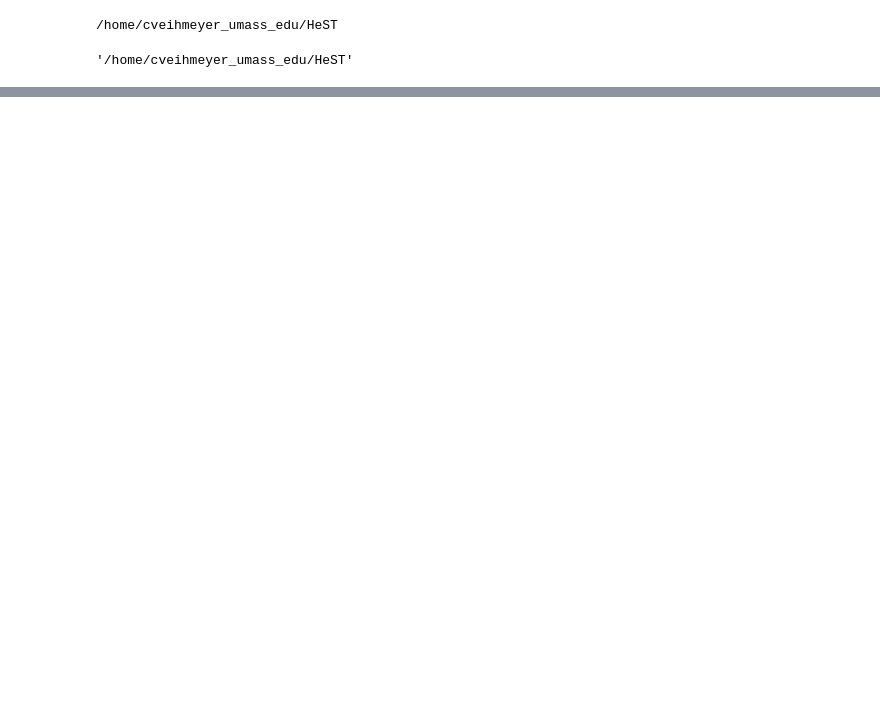
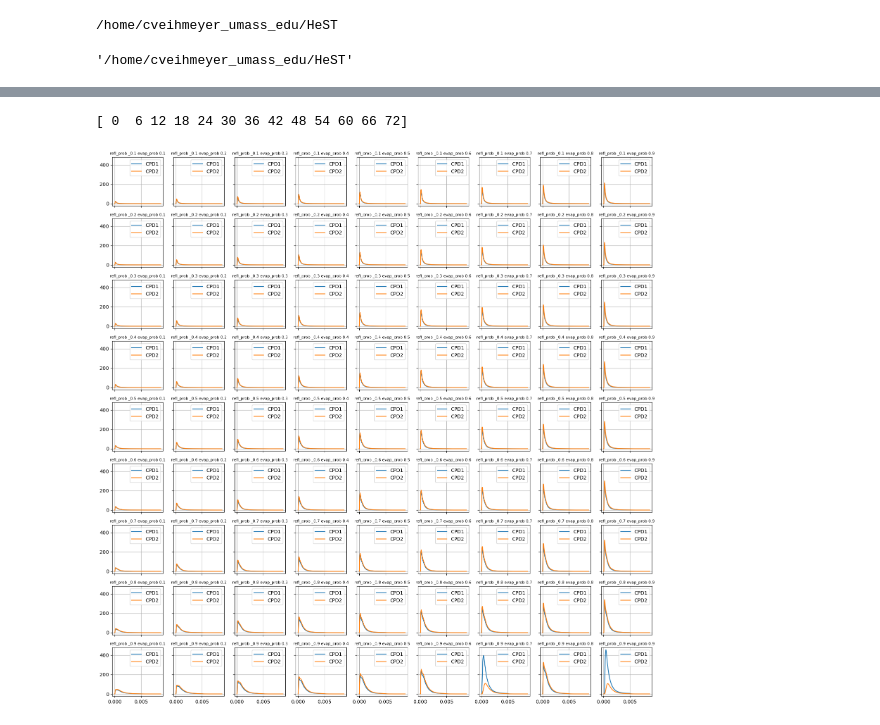
Before and after one commit to spice-herald/HeST, a Jupyter notebook: analysis/unity_analysis.ipynb, the cells around one changed output, grey strips where cells are left out. Saved outputs shown, nothing was run; the diff lists cells and outputs as text; code cells hidden in the pictures; blank space fills up the shorter version.

```diff
--- a/analysis/unity_analysis.ipynb
+++ b/analysis/unity_analysis.ipynb
@@ -241,0 +269,24 @@ plt.hist(h_15[0], bins=200, range = (0,3000))
+# %%
+
+indices = np.arange(0, 78, 6, dtype=int)
+print(indices)
+
+
+fig, axs = plt.subplots(9, 9, figsize = (16,16), sharex=True, sharey=True)
+ax = axs.flatten()
+for i, f in enumerate(np.array(file_list)):
+    with open(f, 'rb') as file:
+        evap = pickle.load(file)
+    title = f.split('/')[-1][:-4]
+    refl_prob = title[-7:-4]
+    evap_prob = title[-3:]
+    s1, s2 , time =generate_waveform(evap)
+    ax[i].plot(time, s1, label='CPD1')
+    ax[i].plot(time, s2, label='CPD2')
+    ax[i].set_title('refl_prob ' + refl_prob + ' evap_prob ' + evap_prob, fontsize=8)
+    ax[i].legend()
+    ax[i].grid()
+fig.tight_layout()
+# %% [output]
+[ 0  6 12 18 24 30 36 42 48 54 60 66 72]
+[figure, added]
```
Also changed, not shown: parts of 15 cells of this notebook, 7 other files.
